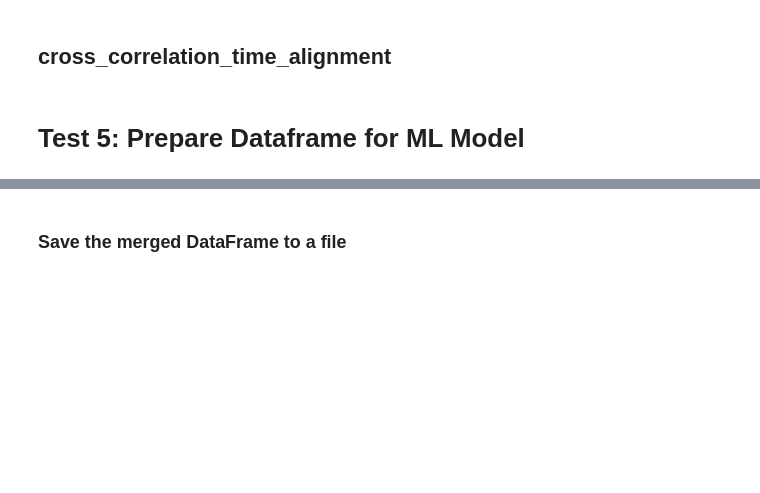
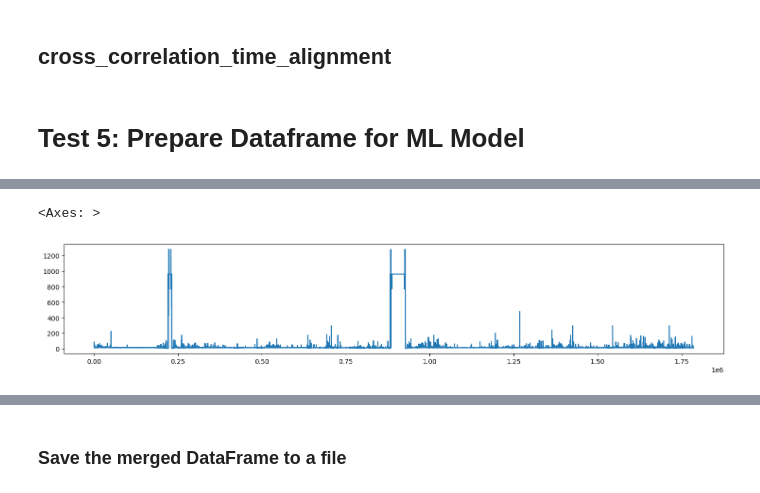
Before and after one commit to w-zzzz/SleepLab, a Jupyter notebook: event_loader_sleep.ipynb, the cells around one changed output, grey strips where cells are left out. Drawn from its saved outputs; the diff is of its cells as text; code cells hidden in the pictures; blank space fills up the shorter version.

```diff
--- a/event_loader_sleep.ipynb
+++ b/event_loader_sleep.ipynb
@@ -1871,7 +1929,7 @@ processed_sig = cw_processor.process_signal(radar_data_subset)
 psg_resampled = resample_data(psg_date_segment, original_freq=psg_processor.sampling_rate, target_freq=64)
 
 radar_resampled = resample_data(processed_sig, original_freq=radar_sample_rate, target_freq=64)
-radar_resampled['processed_signal'] = lowpass_filter(radar_sample_rate, radar_resampled['processed_signal'], 10, order=4)
+radar_resampled['processed_signal'] = lowpass_filter(radar_sample_rate, radar_resampled['processed_signal'], 5, order=4)
 
 # Reindex and interpolate both dataframes to this common time grid
 psg_aligned, radar_aligned = align_to_common_time_grid(psg_resampled, radar_resampled, freq_hz=64)
@@ -1889,0 +1950,3 @@ plt.show()
+# %%
+rsp_signals, rsp_info = nk.rsp_process(psg_aligned['Thor'], sampling_rate=64, report="text")
+ecg_signals, ecg_info = nk.ecg_process(psg_aligned['ECG'], sampling_rate=64)
@@ -1889,0 +1974,5 @@ plt.show()
+# %%
+rsp_signals['RSP_Rate'].plot()
+# %% [output]
+<Axes: >
+[figure, added]
```
Also changed, not shown: parts of 51 cells of this notebook, 2 other files.
